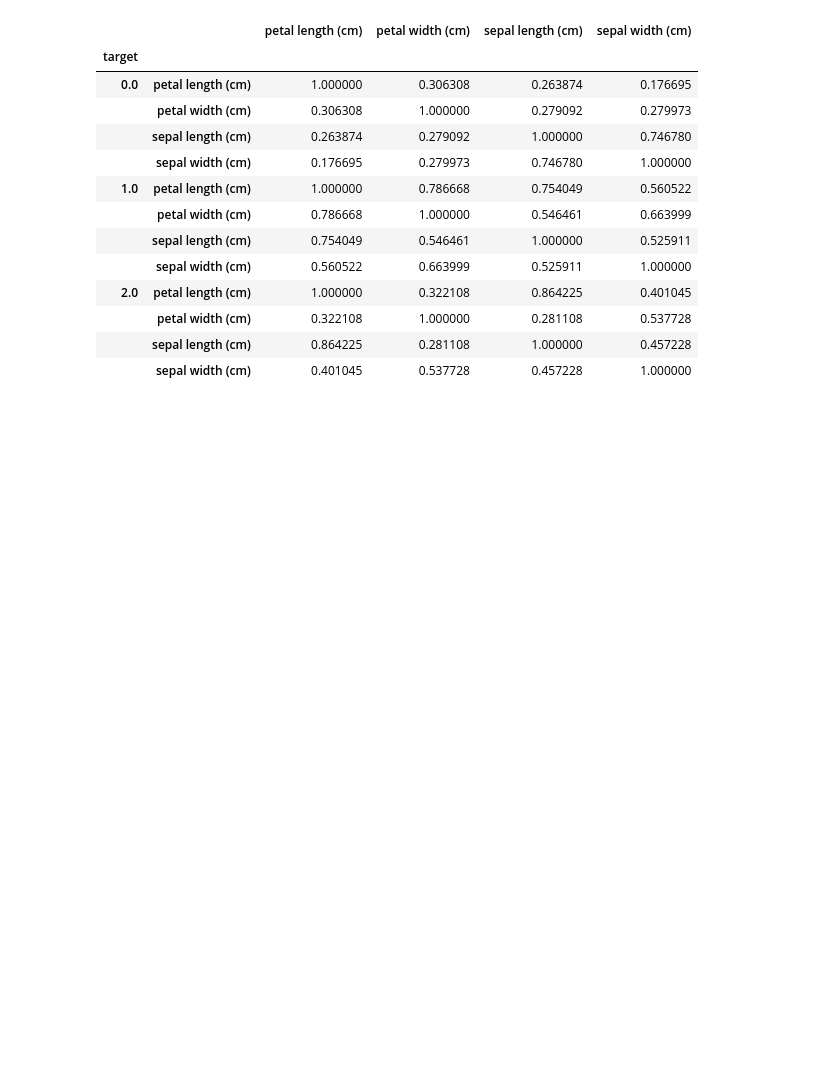
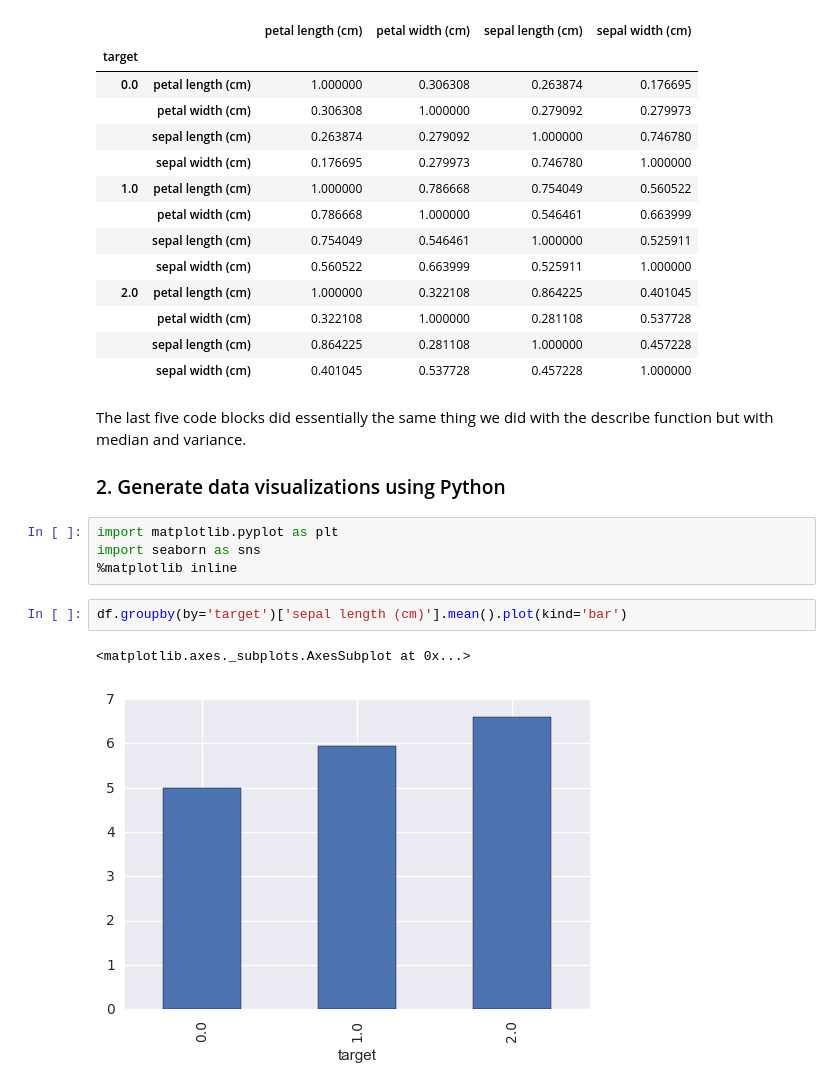
Before and after one commit to davidkrauza/business-analytics, a Jupyter notebook: unit-05/python/Unit-05-python-lab-03.ipynb, the cells around one changed output. Drawn from its saved outputs; the diff is of its cells as text; blank space fills up the shorter version.

Commit message:
markdown for descriptive stats, code for data viz

```diff
--- a/unit-05/python/Unit-05-python-lab-03.ipynb
+++ b/unit-05/python/Unit-05-python-lab-03.ipynb
@@ -112,3 +120,16 @@ df.groupby(by='target').corr()
 |  | petal width (cm) | 0.322108 | 1.000000 | 0.281108 | 0.537728 |
 |  | sepal length (cm) | 0.864225 | 0.281108 | 1.000000 | 0.457228 |
 |  | sepal width (cm) | 0.401045 | 0.537728 | 0.457228 | 1.000000 |
+# %% [markdown]
+The last five code blocks did essentially the same thing we did with the describe function but with median and variance.
+
+### 2. Generate data visualizations using Python
+# %%
+import matplotlib.pyplot as plt
+import seaborn as sns
+%matplotlib inline
+# %%
+df.groupby(by='target')['sepal length (cm)'].mean().plot(kind='bar')
+# %% [output]
+<matplotlib.axes._subplots.AxesSubplot at 0x...>
+[figure, added]
```
Also changed, not shown: parts of 6 cells of this notebook.
